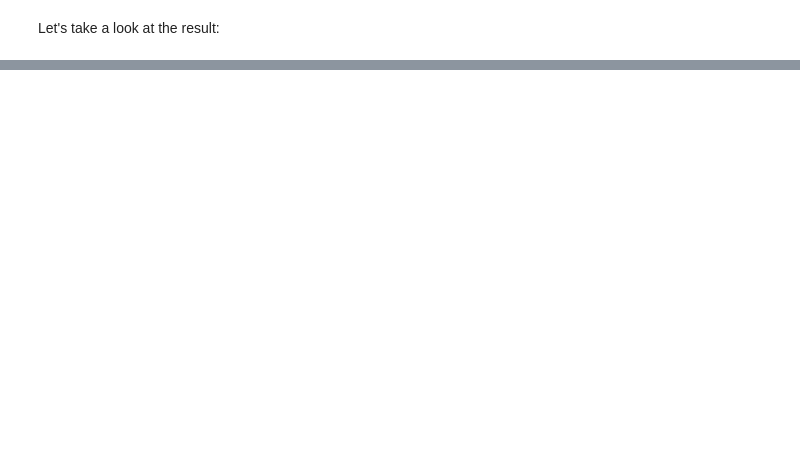
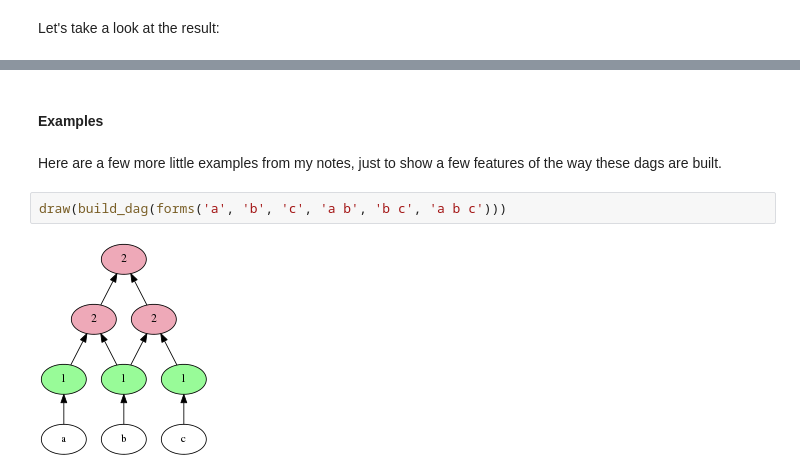
Before and after one commit to hellige/ccs, a Jupyter notebook: CCS.ipynb, the cells around one changed output, grey strips where cells are left out. Saved outputs shown, nothing was run; the diff lists cells and outputs as text; blank space fills up the shorter version.

```diff
--- a/CCS.ipynb
+++ b/CCS.ipynb
@@ -270,0 +306,8 @@ draw(dag)
+# %% [markdown]
+#### Examples
+# %% [markdown]
+Here are a few more little examples from my notes, just to show a few features of the way these dags are built.
+# %%
+draw(build_dag(forms('a', 'b', 'c', 'a b', 'b c', 'a b c')))
+# %% [output]
+[figure, added]
```
Also changed, not shown: parts of 40 cells of this notebook.
